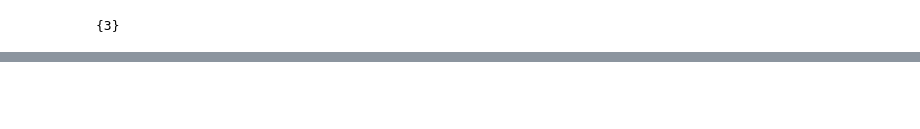
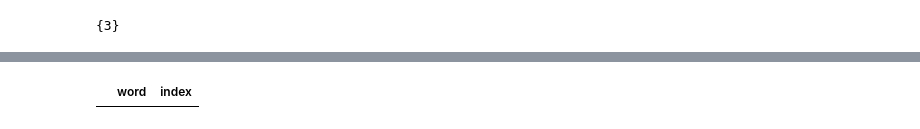
Before and after one commit to PaulOpu/TS_LossFunction, a Jupyter notebook: code/feature_experiments.ipynb, the cells around one changed output, grey strips where cells are left out. Cells and saved outputs as stored; diff of their text form; code cells hidden in the pictures; blank space fills up the shorter version.

```diff
--- a/code/feature_experiments.ipynb
+++ b/code/feature_experiments.ipynb
@@ -127,0 +169,4 @@ set([1,2,3]).intersection(set([3,4,5])).difference(set([4,5]))
+# %%
+basic_df.loc[basic_df["word"] == "printed"]
+# %% [output]
+|  | word | index |
```
Also changed, not shown: parts of 15 cells of this notebook, 2 other files.
